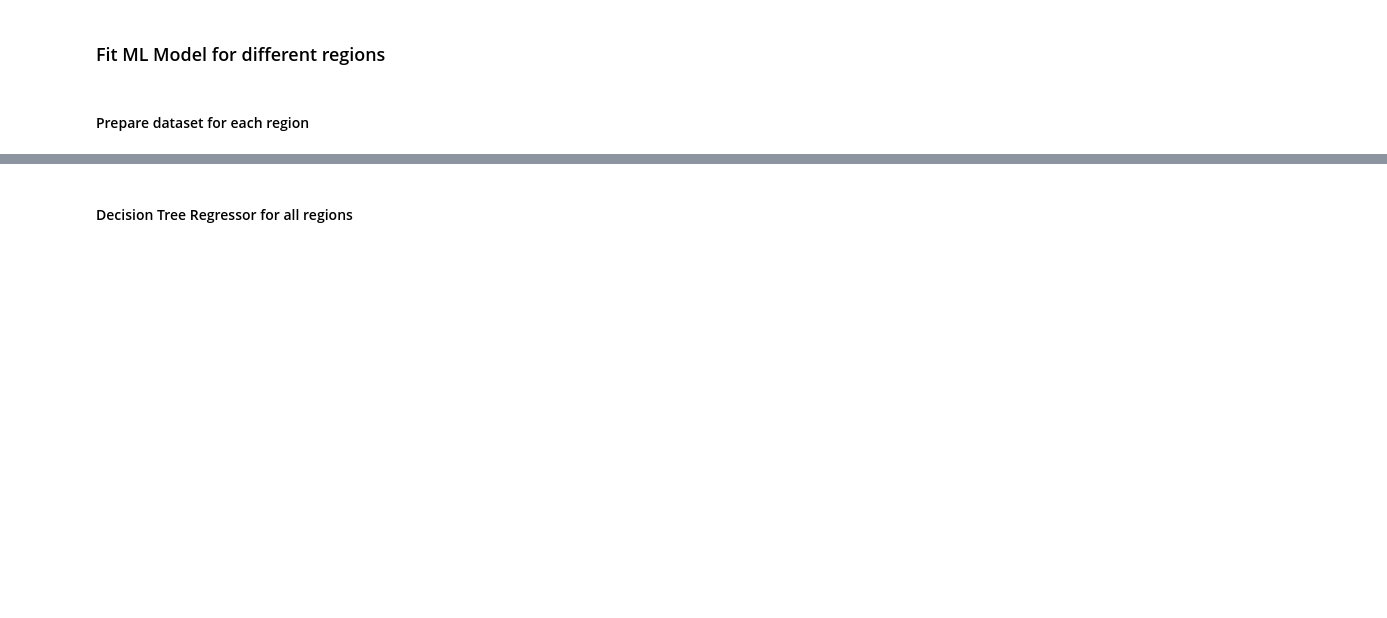
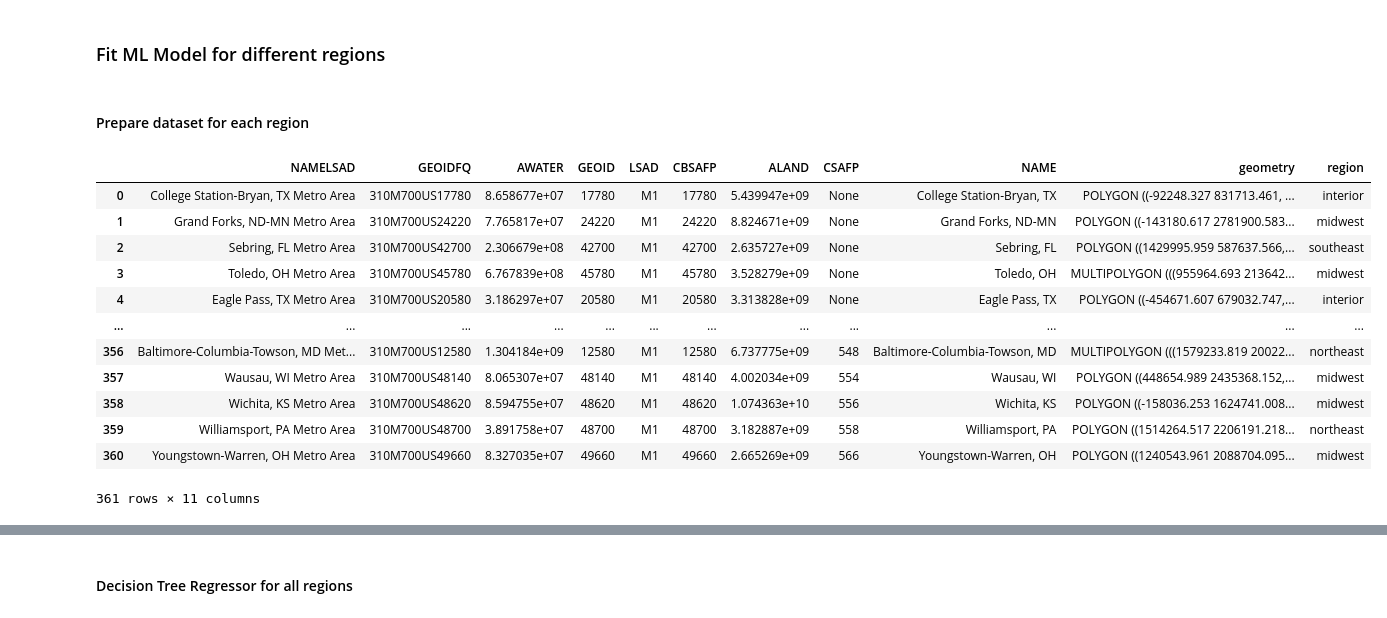
Before and after one commit to qifan-wu/urban_greening_windows, a Jupyter notebook: ml/ml_SIF_NEE_orig_region.ipynb, the cells around one changed output, grey strips where cells are left out. Saved outputs shown, nothing was run; the diff lists cells and outputs as text; code cells hidden in the pictures; blank space fills up the shorter version.

```diff
--- a/ml/ml_SIF_NEE_orig_region.ipynb
+++ b/ml/ml_SIF_NEE_orig_region.ipynb
@@ -171,3 +171,26 @@ def get_region(msa_name):
             return region
 
 df_pivot["region"] = df_pivot["msa"].apply(get_region)
+# %%
+import geopandas as gpd
+# Load the dataset
+msa_file = '../../gis/msa/msaUS_mland_aea1_M1.shp'
+msa_gdf_crsaea = gpd.read_file(msa_file)
+# %%
+msa_gdf_crsaea['region'] = msa_gdf_crsaea['NAMELSAD'].apply(get_region)
+# %%
+msa_gdf_crsaea
+# %% [output]
+|  | NAMELSAD | GEOIDFQ | AWATER | GEOID | LSAD | CBSAFP | ALAND | CSAFP | NAME | geometry | region |
+| 0 | College Station-Bryan, TX Metro Area | 310M700US17780 | 8.658677e+07 | 17780 | M1 | 17780 | 5.439947e+09 | None | College Station-Bryan, TX | POLYGON ((-92248.327 831713.461, ... | interior |
+| 1 | Grand Forks, ND-MN Metro Area | 310M700US24220 | 7.765817e+07 | 24220 | M1 | 24220 | 8.824671e+09 | None | Grand Forks, ND-MN | POLYGON ((-143180.617 2781900.583... | midwest |
+| 2 | Sebring, FL Metro Area | 310M700US42700 | 2.306679e+08 | 42700 | M1 | 42700 | 2.635727e+09 | None | Sebring, FL | POLYGON ((1429995.959 587637.566,... | southeast |
+| 3 | Toledo, OH Metro Area | 310M700US45780 | 6.767839e+08 | 45780 | M1 | 45780 | 3.528279e+09 | None | Toledo, OH | MULTIPOLYGON (((955964.693 213642... | midwest |
+| 4 | Eagle Pass, TX Metro Area | 310M700US20580 | 3.186297e+07 | 20580 | M1 | 20580 | 3.313828e+09 | None | Eagle Pass, TX | POLYGON ((-454671.607 679032.747,... | interior |
+| ... | ... | ... | ... | ... | ... | ... | ... | ... | ... | ... | ... |
+| 356 | Baltimore-Columbia-Towson, MD Met... | 310M700US12580 | 1.304184e+09 | 12580 | M1 | 12580 | 6.737775e+09 | 548 | Baltimore-Columbia-Towson, MD | MULTIPOLYGON (((1579233.819 20022... | northeast |
+| 357 | Wausau, WI Metro Area | 310M700US48140 | 8.065307e+07 | 48140 | M1 | 48140 | 4.002034e+09 | 554 | Wausau, WI | POLYGON ((448654.989 2435368.152,... | midwest |
+| 358 | Wichita, KS Metro Area | 310M700US48620 | 8.594755e+07 | 48620 | M1 | 48620 | 1.074363e+10 | 556 | Wichita, KS | POLYGON ((-158036.253 1624741.008... | midwest |
+| 359 | Williamsport, PA Metro Area | 310M700US48700 | 3.891758e+07 | 48700 | M1 | 48700 | 3.182887e+09 | 558 | Williamsport, PA | POLYGON ((1514264.517 2206191.218... | northeast |
+| 360 | Youngstown-Warren, OH Metro Area | 310M700US49660 | 8.327035e+07 | 49660 | M1 | 49660 | 2.665269e+09 | 566 | Youngstown-Warren, OH | POLYGON ((1240543.961 2088704.095... | midwest |
+361 rows × 11 columns
```
Also changed, not shown: parts of 5 cells of this notebook.
